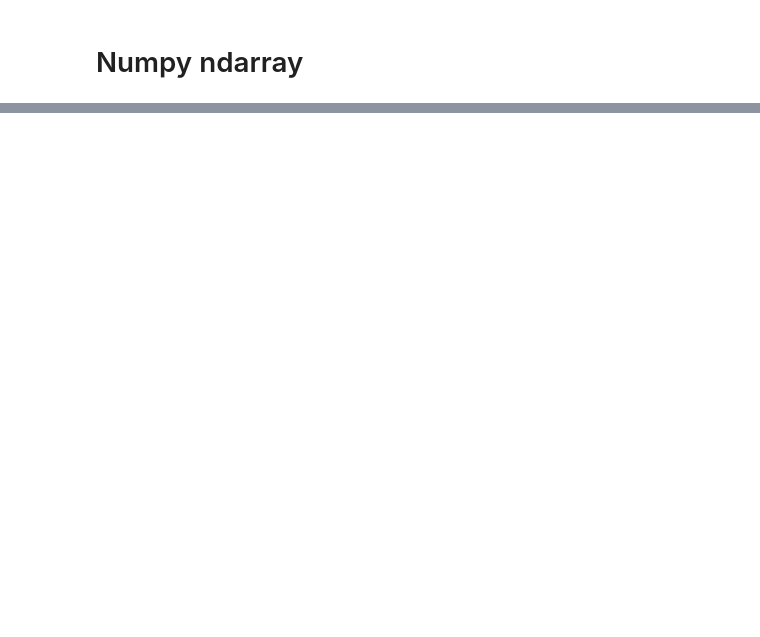
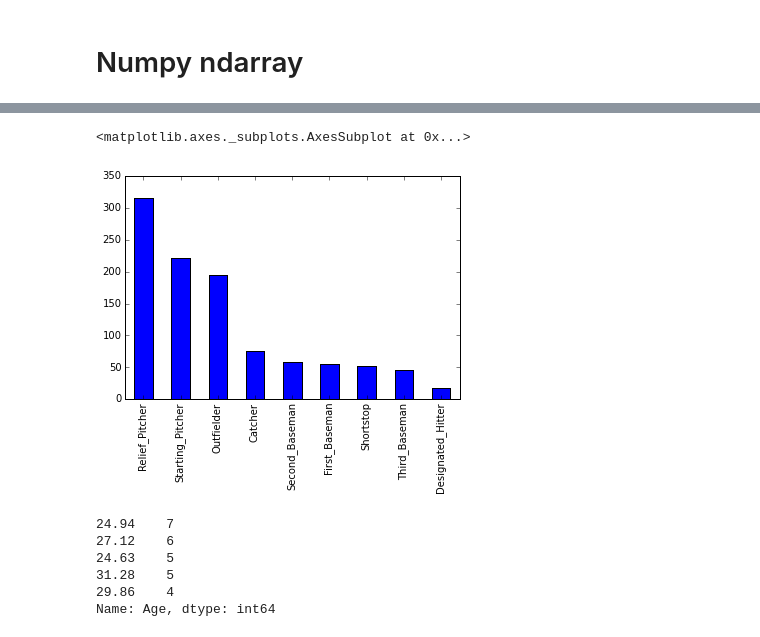
Before and after one commit to LyuGGang/python-data-analytics-lecture, a Jupyter notebook: 강의자료/6_pandas.ipynb, the cells around one changed output, grey strips where cells are left out. Saved outputs shown, nothing was run; the diff lists cells and outputs as text; code cells hidden in the pictures; blank space fills up the shorter version.

```diff
--- a/강의자료/6_pandas.ipynb
+++ b/강의자료/6_pandas.ipynb
@@ -635,0 +508,12 @@ int64
+# %%
+def set_status(bmi):
+    if bmi > 30:
+        return 'fat'
+    elif bmi > 25:
+        return 'over weight'
+    elif bmi > 20:
+        return 'normal'
+    else:
+        return 'low weight'
+
+bp_data['bmi'].apply(set_status).head()
@@ -635,0 +527,2 @@ int64
+# %%
+bp_data['status'] = bp_data['bmi'].apply(set_status)
@@ -635,0 +538,13 @@ int64
+# %%
+# Height(cm) 컬럼을 추가해봅시다.
+def inch_to_cm(inch):
+    return inch*2.54
+
+bp_data['Height(cm)'] = bp_data['Height(inches)'].apply(inch_to_cm)
+# %%
+# Weight(kg) 컬럼을 추가해봅시다.
+def pound_to_kg(pound):
+    # ...
+    pass
+
+bp_data['Weight(kg)'] = 0 # ...
@@ -635,0 +586,15 @@ int64
+# %%
+# Numeric data to plot.
+bp_data['Position'].value_counts().plot(kind='bar')
+# %% [output]
+<matplotlib.axes._subplots.AxesSubplot at 0x...>
+[figure, added]
+# %%
+bp_data['Age'].value_counts().head()
+# %% [output]
+24.94    7
+27.12    6
+24.63    5
+31.28    5
+29.86    4
+Name: Age, dtype: int64
```
Also changed, not shown: parts of 75 cells of this notebook.
